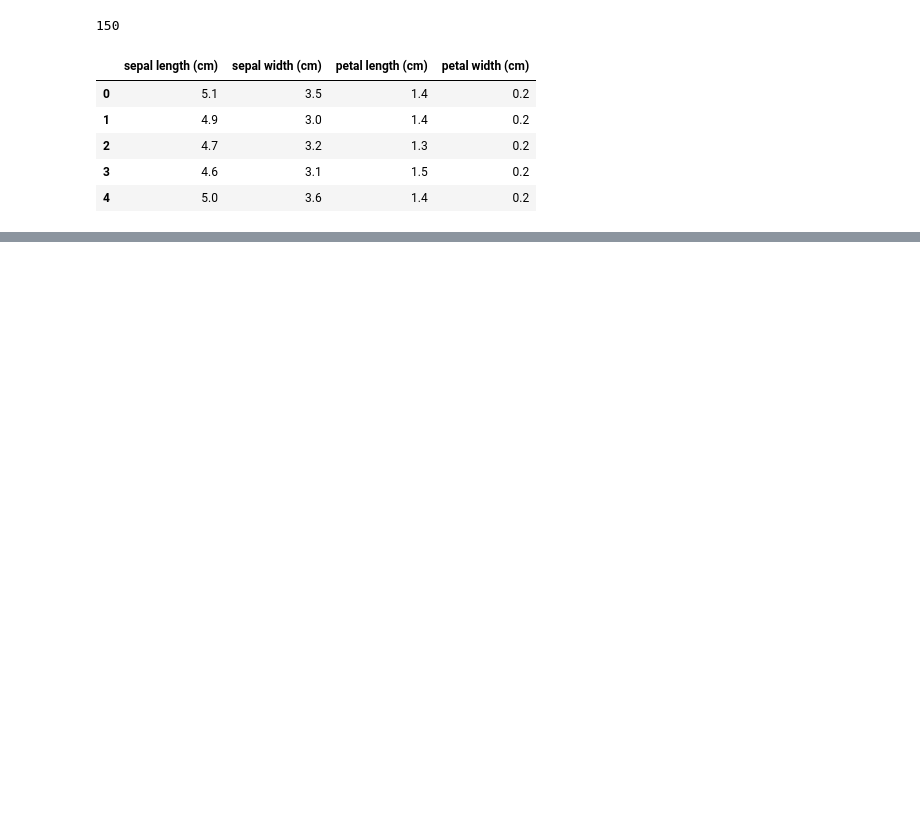
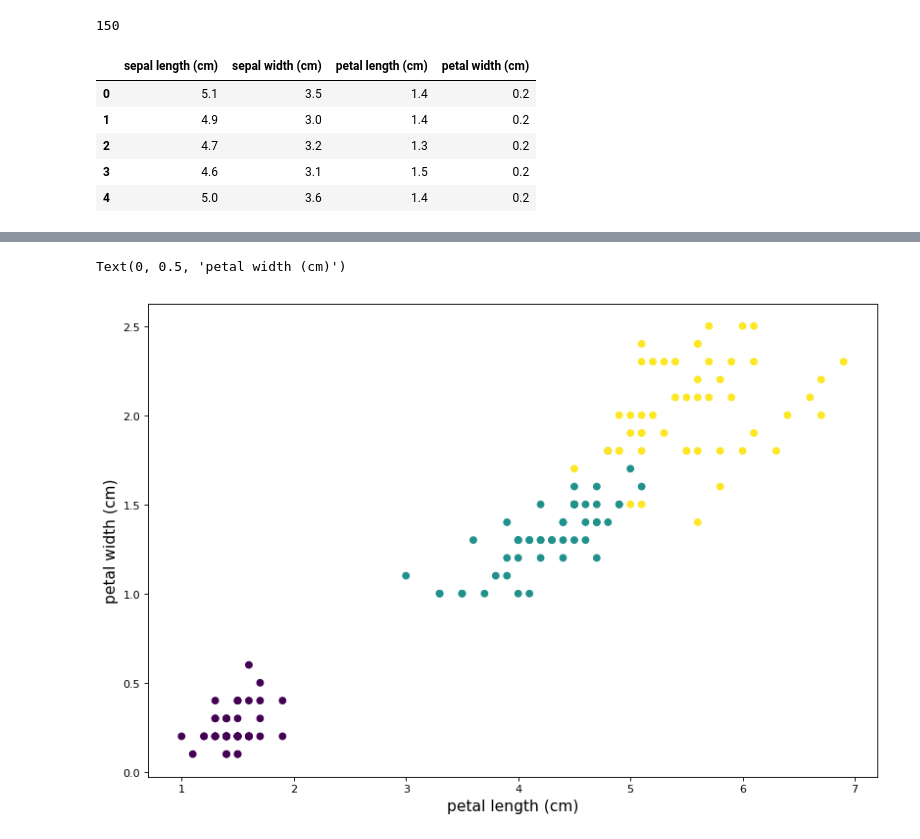
Before and after one commit to UesleiJf/Analise-de-Dados-com-Python, a Jupyter notebook: Analise de Dados com Python/Análise Iris.ipynb, the cells around one changed output, grey strips where cells are left out. Saved outputs shown, nothing was run; the diff lists cells and outputs as text; code cells hidden in the pictures; blank space fills up the shorter version.

```diff
--- a/Analise de Dados com Python/Análise Iris.ipynb
+++ b/Analise de Dados com Python/Análise Iris.ipynb
@@ -25,0 +175,9 @@ df.head()
+# %%
+# Crie um Scatter Plot de 2 Features (atributos)
+plt.figure(figsize=(12, 8), dpi=80)
+plt.scatter(df['petal length (cm)'], df['petal width (cm)'], c=df['target'])
+plt.xlabel('petal length (cm)', fontsize=fontsize)
+plt.ylabel('petal width (cm)', fontsize=fontsize)
+# %% [output]
+Text(0, 0.5, 'petal width (cm)')
+[figure, added]
```
Also changed, not shown: parts of 15 cells of this notebook.
